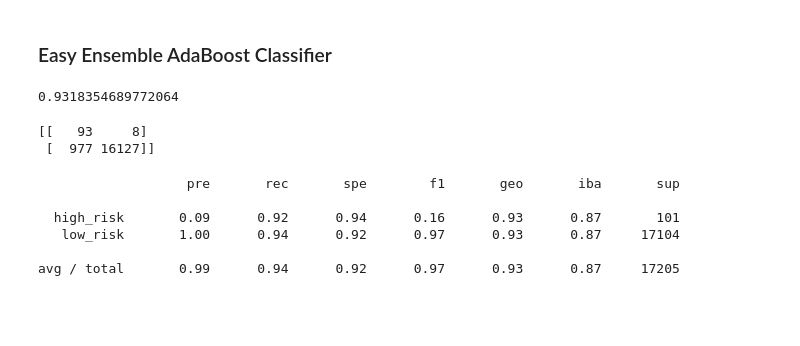
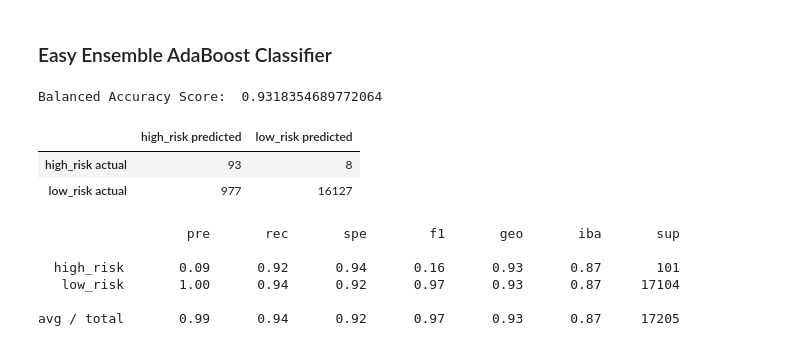
Before and after one commit to jose-perth/Credit_Risk_Analysis, a Jupyter notebook: credit_risk_ensemble.ipynb, the cells around one changed output. Saved outputs shown, nothing was run; the diff lists cells and outputs as text; code cells hidden in the pictures; blank space fills up the shorter version.

```diff
--- a/credit_risk_ensemble.ipynb
+++ b/credit_risk_ensemble.ipynb
@@ -196,15 +198,18 @@ y_pred = ee_model.predict(X_test)
 # %%
 # Calculated the balanced accuracy score
 accuracy = balanced_accuracy_score(y_test, y_pred)
-print(accuracy)
+print('Balanced Accuracy Score: ', accuracy)
 # %% [output]
-0.9318354689772064
+Balanced Accuracy Score:  0.9318354689772064
 # %%
 # Display the confusion matrix
-print(confusion_matrix(y_test, y_pred))
+cm = (confusion_matrix(y_test, y_pred))
+cm_df=pd.DataFrame(cm, index=['high_risk actual','low_risk actual'], columns=['high_risk predicted','low_risk predicted'])
+cm_df
 # %% [output]
-[[   93     8]
- [  977 16127]]
+|  | high_risk predicted | low_risk predicted |
+| high_risk actual | 93 | 8 |
+| low_risk actual | 977 | 16127 |
 # %%
 # Print the imbalanced classification report
 print(classification_report_imbalanced(y_test, y_pred))
```
Also changed, not shown: parts of 3 cells of this notebook, 9 other files.
